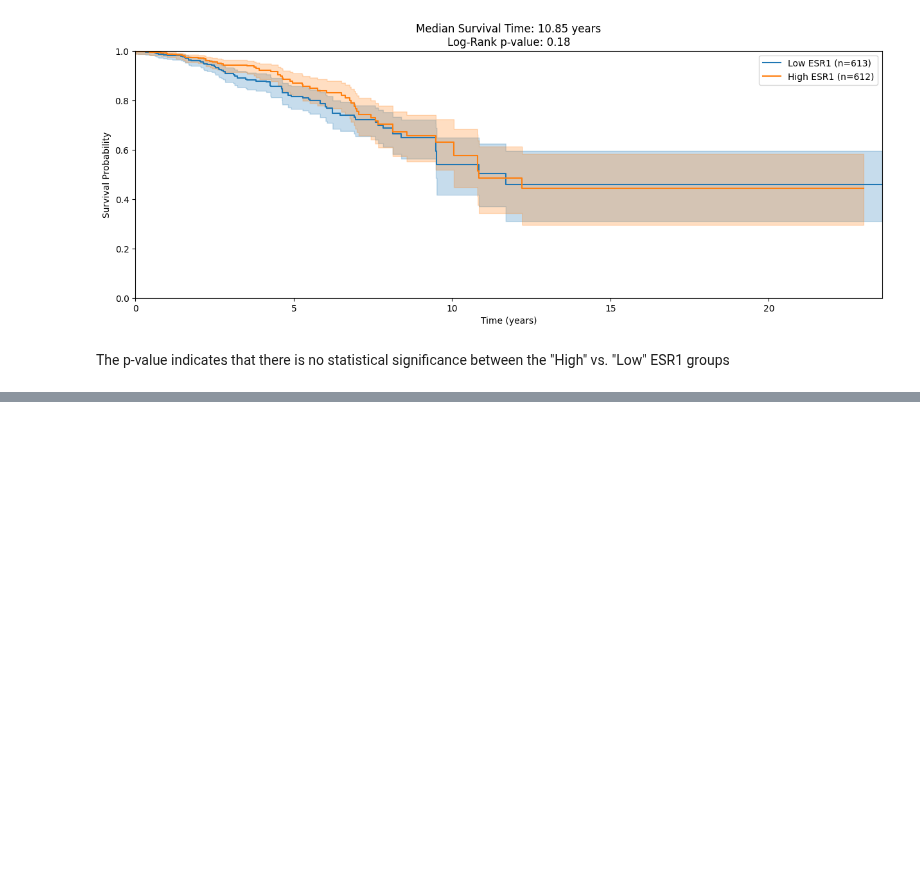
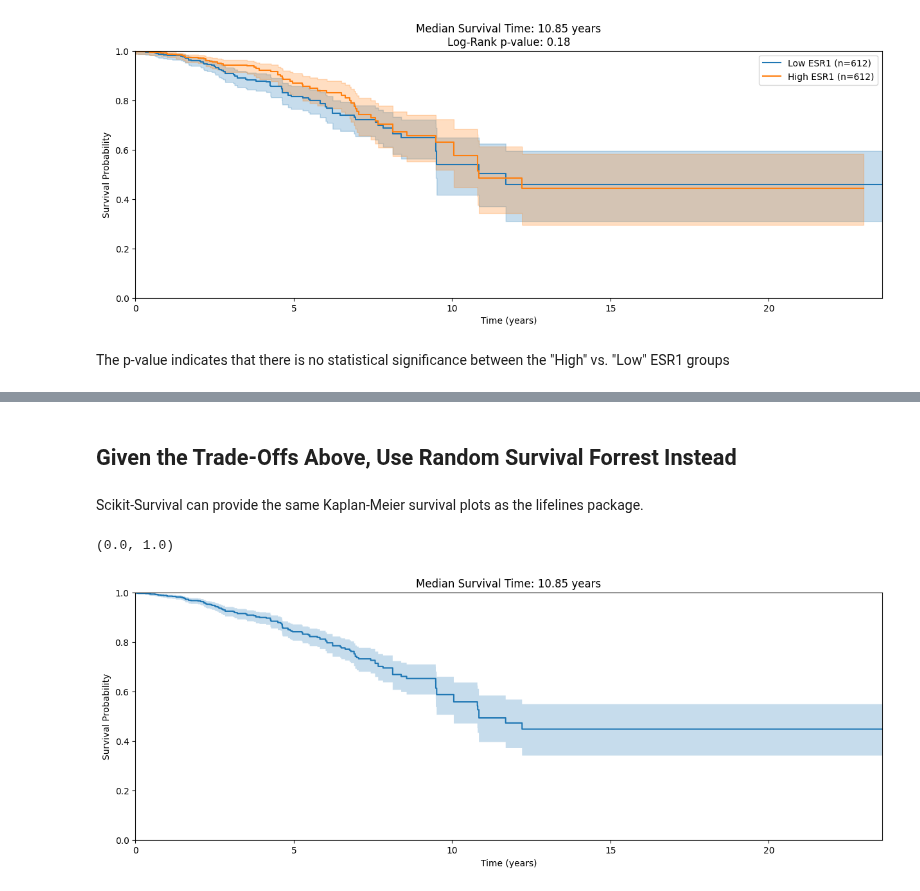
Before and after one commit to Djtrainer/cancer_research, a Jupyter notebook: notebooks/brca_eda.ipynb, the cells around one changed output, grey strips where cells are left out. Cells and saved outputs as stored; diff of their text form; code cells hidden in the pictures; blank space fills up the shorter version.

```diff
--- a/notebooks/brca_eda.ipynb
+++ b/notebooks/brca_eda.ipynb
@@ -75,6 +80,7 @@ df_clinical["duration"] = df_clinical.apply(
     axis=1
     )
 df_clinical["duration"] = df_clinical["duration"]/365  # Convert to years
+df_clinical = df_clinical[df_clinical["duration"]>=0] # Remove negative durations
 df_clinical[["event", "duration"]]
 # %% [output]
 |  | event | duration |
@@ -235,0 +470,22 @@ The p-value indicates that there is no statistical significance between the "Hig
+# %% [markdown]
+## Given the Trade-Offs Above, Use Random Survival Forrest Instead
+# %% [markdown]
+Scikit-Survival can provide the same Kaplan-Meier survival plots as the lifelines package.
+# %%
+from sksurv.nonparametric import kaplan_meier_estimator
+
+time, survival_prob, conf_int = kaplan_meier_estimator(
+     df_clinical["event"].astype(bool), df_clinical["duration"], conf_type="log-log"
+)
+
+_, axes = plt.subplots(figsize=(15,5))
+plt.step(time, survival_prob, where="post")
+plt.fill_between(time, conf_int[0], conf_int[1], alpha=0.25, step="post")
+plt.title(f"Median Survival Time: {kmf.median_survival_time_:.2f} years")
+plt.xlabel("Time (years)")
+plt.ylabel("Survival Probability")
+plt.xlim(0, df_clinical["duration"].max())
+plt.ylim(0, 1)
+# %% [output]
+(0.0, 1.0)
+[figure, added]
```
Also changed, not shown: parts of 30 cells of this notebook.
